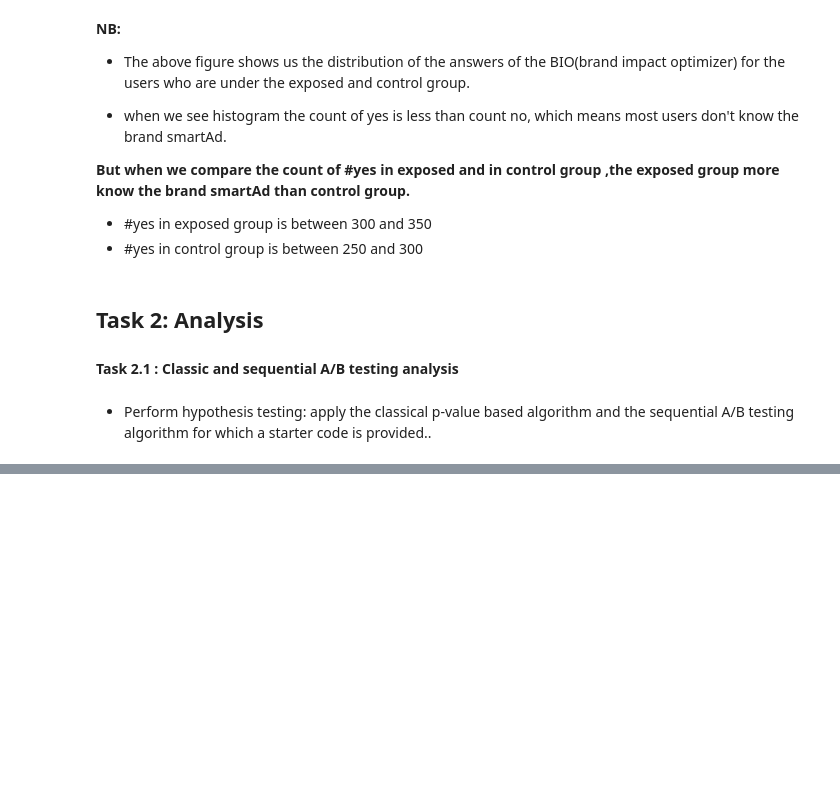
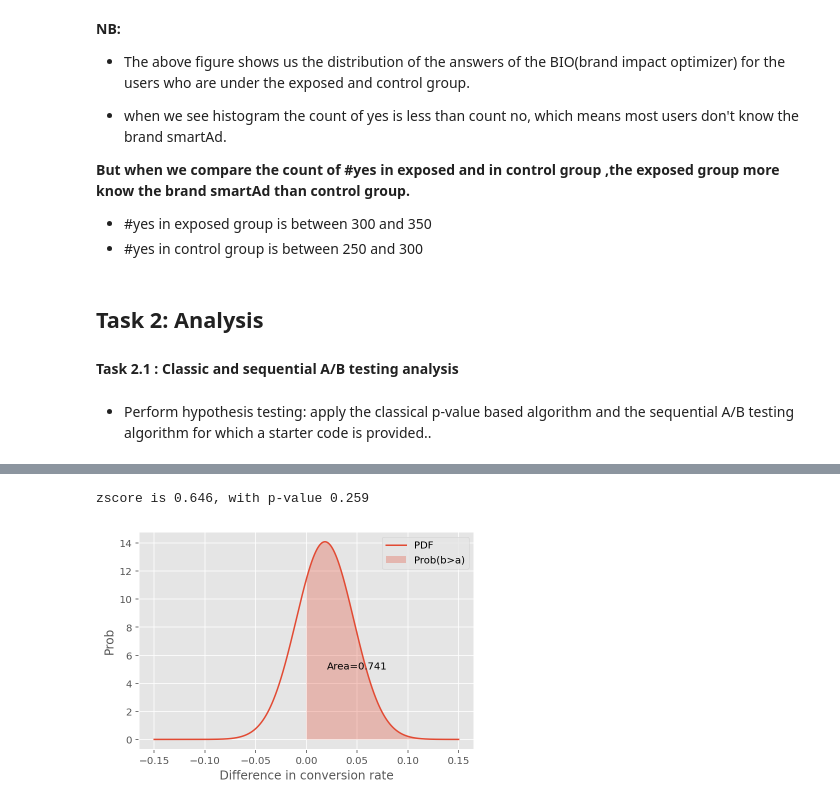
Before and after one commit to muluwork-shegaw/10Acad_week4, a Jupyter notebook: AB_Testing.ipynb, the cells around one changed output, grey strips where cells are left out. Drawn from its saved outputs; the diff is of its cells as text; code cells hidden in the pictures; blank space fills up the shorter version.

```diff
--- a/AB_Testing.ipynb
+++ b/AB_Testing.ipynb
@@ -81,0 +214,17 @@ multple_hist(datas,bins,legend,color)
+# %%
+z_score = (d_cr) / np.sqrt(std_C**2 + std_E**2)
+p = norm(d_cr, np.sqrt(std_C**2 + std_E**2))
+
+x = np.linspace(-0.15, 0.15, 1000)
+y = p.pdf(x)
+area_under_curve = p.sf(0)
+plt.plot(x, y, label="PDF")
+plt.fill_between(x, 0, y, where=x>0, label="Prob(b>a)", alpha=0.3)
+plt.annotate(f"Area={area_under_curve:0.3f}", (0.02, 5))
+plt.legend()
+plt.xlabel("Difference in conversion rate"); plt.ylabel("Prob");
+
+print(f"zscore is {z_score:0.3f}, with p-value {norm().sf(z_score):0.3f}")
+# %% [output]
+zscore is 0.646, with p-value 0.259
+[figure, added]
```
Also changed, not shown: parts of 23 cells of this notebook.
